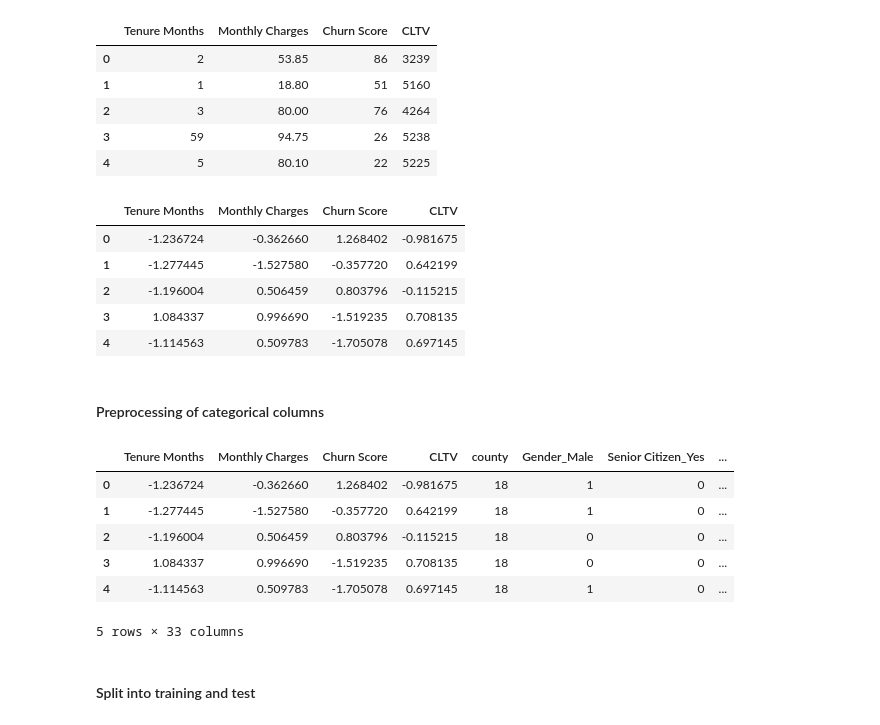
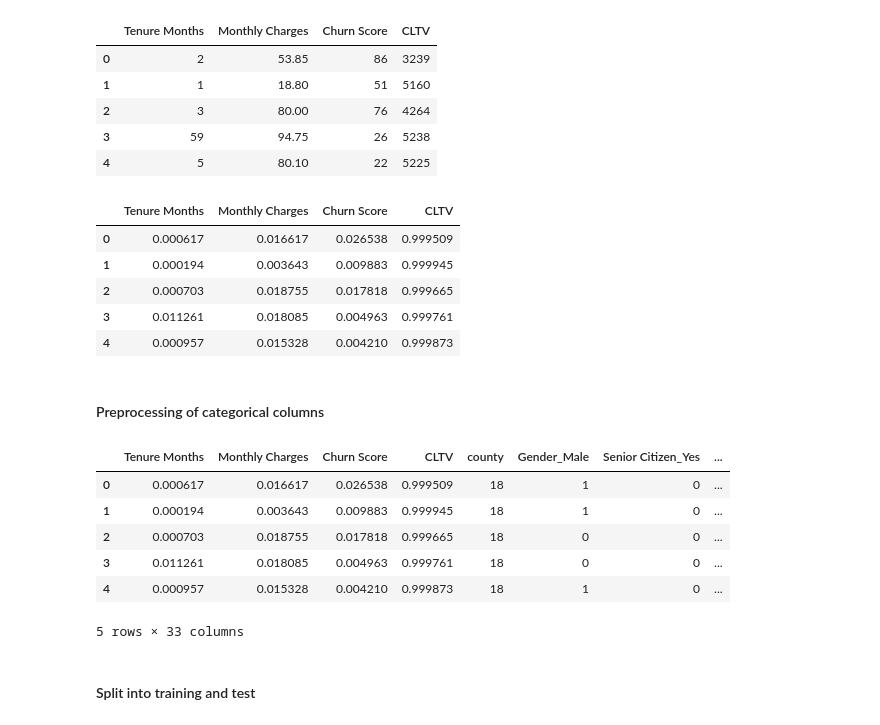
Before and after one commit to VargheseTresa/SpringBoard, a Jupyter notebook: CAP2/CAP2_preprocessing.ipynb, the cells around one changed output. Saved outputs shown, nothing was run; the diff lists cells and outputs as text; code cells hidden in the pictures.

```diff
--- a/CAP2/CAP2_preprocessing.ipynb
+++ b/CAP2/CAP2_preprocessing.ipynb
@@ -83,16 +83,16 @@ num_df.head()
 | 3 | 59 | 94.75 | 26 | 5238 |
 | 4 | 5 | 80.10 | 22 | 5225 |
 # %%
-scaler = StandardScaler()
+scaler = Normalizer()
 scaled_df = pd.DataFrame(data=scaler.fit_transform(num_df), columns = num_df.columns, index=num_df.index)
 scaled_df.head()
 # %% [output]
 |  | Tenure Months | Monthly Charges | Churn Score | CLTV |
-| 0 | -1.236724 | -0.362660 | 1.268402 | -0.981675 |
-| 1 | -1.277445 | -1.527580 | -0.357720 | 0.642199 |
-| 2 | -1.196004 | 0.506459 | 0.803796 | -0.115215 |
-| 3 | 1.084337 | 0.996690 | -1.519235 | 0.708135 |
-| 4 | -1.114563 | 0.509783 | -1.705078 | 0.697145 |
+| 0 | 0.000617 | 0.016617 | 0.026538 | 0.999509 |
+| 1 | 0.000194 | 0.003643 | 0.009883 | 0.999945 |
+| 2 | 0.000703 | 0.018755 | 0.017818 | 0.999665 |
+| 3 | 0.011261 | 0.018085 | 0.004963 | 0.999761 |
+| 4 | 0.000957 | 0.015328 | 0.004210 | 0.999873 |
 # %% [markdown]
 #### Preprocessing of categorical columns
 # %%
@@ -110,11 +110,11 @@ processed_final['Churn Value'] = df['Churn Value']
 processed_final.head()
 # %% [output]
 |  | Tenure Months | Monthly Charges | Churn Score | CLTV | county | Gender_Male | Senior Citizen_Yes | ... |
-| 0 | -1.236724 | -0.362660 | 1.268402 | -0.981675 | 18 | 1 | 0 | ... |
-| 1 | -1.277445 | -1.527580 | -0.357720 | 0.642199 | 18 | 1 | 0 | ... |
-| 2 | -1.196004 | 0.506459 | 0.803796 | -0.115215 | 18 | 0 | 0 | ... |
-| 3 | 1.084337 | 0.996690 | -1.519235 | 0.708135 | 18 | 0 | 0 | ... |
-| 4 | -1.114563 | 0.509783 | -1.705078 | 0.697145 | 18 | 1 | 0 | ... |
+| 0 | 0.000617 | 0.016617 | 0.026538 | 0.999509 | 18 | 1 | 0 | ... |
+| 1 | 0.000194 | 0.003643 | 0.009883 | 0.999945 | 18 | 1 | 0 | ... |
+| 2 | 0.000703 | 0.018755 | 0.017818 | 0.999665 | 18 | 0 | 0 | ... |
+| 3 | 0.011261 | 0.018085 | 0.004963 | 0.999761 | 18 | 0 | 0 | ... |
+| 4 | 0.000957 | 0.015328 | 0.004210 | 0.999873 | 18 | 1 | 0 | ... |
 5 rows × 33 columns
 # %% [markdown]
 #### Split into training and test
```
Also changed, not shown: parts of 2 cells of this notebook, 12 other files.
